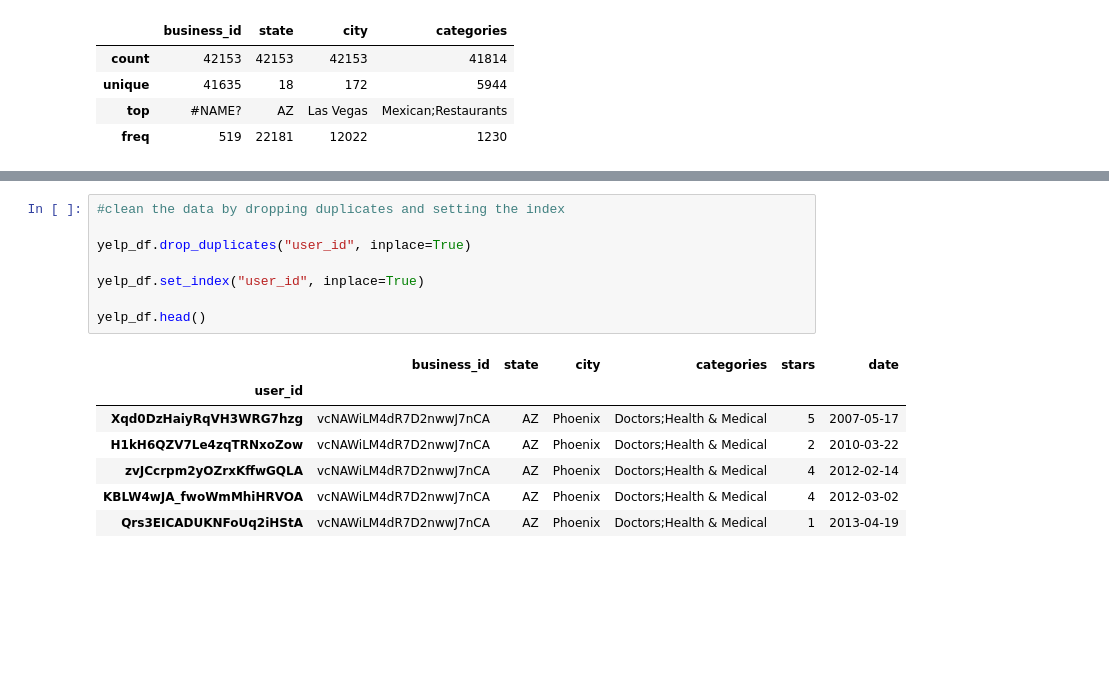
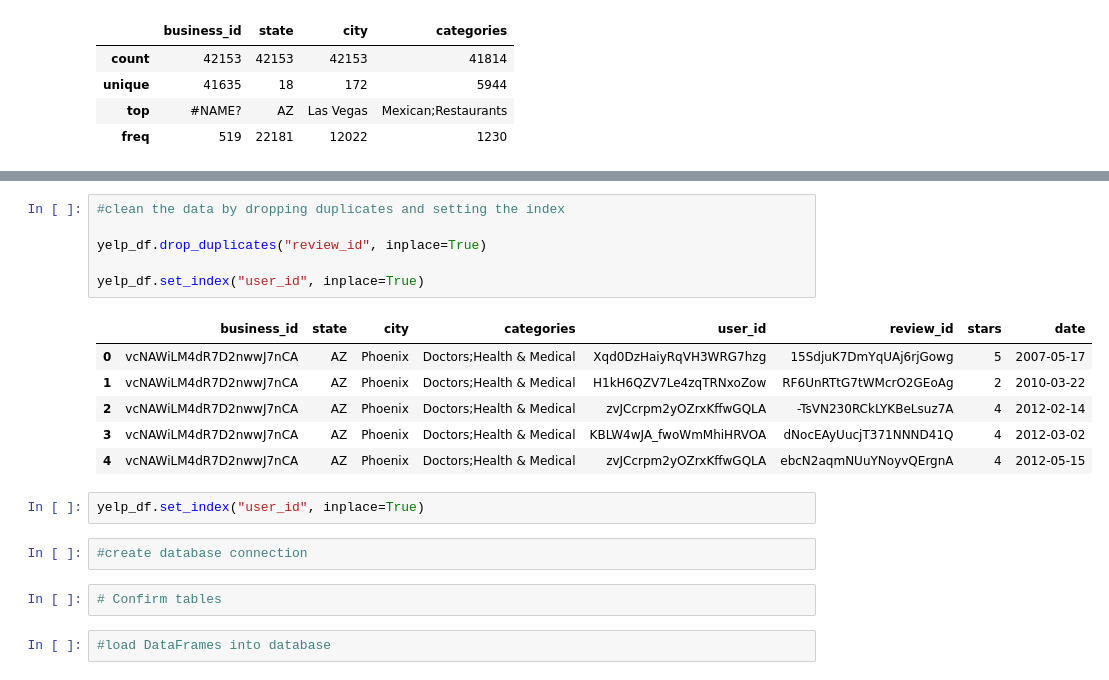
Before and after one commit to ismahanadan/Global-Yelp-Review-Analysis, a Jupyter notebook: Untitled.ipynb, the cells around one changed output, grey strips where cells are left out. Cells and saved outputs as stored; diff of their text form; blank space fills up the shorter version.

Commit message:
setting indexfor yelp df

```diff
--- a/Untitled.ipynb
+++ b/Untitled.ipynb
@@ -86,16 +86,21 @@ yelp_df
-# %%
-#clean the data by dropping duplicates and setting the index
-
-yelp_df.drop_duplicates("user_id", inplace=True)
-
-yelp_df.set_index("user_id", inplace=True)
-
-yelp_df.head()
-# %% [output]
-|  | business_id | state | city | categories | stars | date |
-| user_id |  |  |  |  |  |  |
-| Xqd0DzHaiyRqVH3WRG7hzg | vcNAWiLM4dR7D2nwwJ7nCA | AZ | Phoenix | Doctors;Health & Medical | 5 | 2007-05-17 |
-| H1kH6QZV7Le4zqTRNxoZow | vcNAWiLM4dR7D2nwwJ7nCA | AZ | Phoenix | Doctors;Health & Medical | 2 | 2010-03-22 |
-| zvJCcrpm2yOZrxKffwGQLA | vcNAWiLM4dR7D2nwwJ7nCA | AZ | Phoenix | Doctors;Health & Medical | 4 | 2012-02-14 |
-| KBLW4wJA_fwoWmMhiHRVOA | vcNAWiLM4dR7D2nwwJ7nCA | AZ | Phoenix | Doctors;Health & Medical | 4 | 2012-03-02 |
-| Qrs3EICADUKNFoUq2iHStA | vcNAWiLM4dR7D2nwwJ7nCA | AZ | Phoenix | Doctors;Health & Medical | 1 | 2013-04-19 |
+# %%
+#clean the data by dropping duplicates and setting the index
+
+yelp_df.drop_duplicates("review_id", inplace=True)
+
+yelp_df.set_index("user_id", inplace=True)
+# %% [output]
+|  | business_id | state | city | categories | user_id | review_id | stars | date |
+| 0 | vcNAWiLM4dR7D2nwwJ7nCA | AZ | Phoenix | Doctors;Health & Medical | Xqd0DzHaiyRqVH3WRG7hzg | 15SdjuK7DmYqUAj6rjGowg | 5 | 2007-05-17 |
+| 1 | vcNAWiLM4dR7D2nwwJ7nCA | AZ | Phoenix | Doctors;Health & Medical | H1kH6QZV7Le4zqTRNxoZow | RF6UnRTtG7tWMcrO2GEoAg | 2 | 2010-03-22 |
+| 2 | vcNAWiLM4dR7D2nwwJ7nCA | AZ | Phoenix | Doctors;Health & Medical | zvJCcrpm2yOZrxKffwGQLA | -TsVN230RCkLYKBeLsuz7A | 4 | 2012-02-14 |
+| 3 | vcNAWiLM4dR7D2nwwJ7nCA | AZ | Phoenix | Doctors;Health & Medical | KBLW4wJA_fwoWmMhiHRVOA | dNocEAyUucjT371NNND41Q | 4 | 2012-03-02 |
+| 4 | vcNAWiLM4dR7D2nwwJ7nCA | AZ | Phoenix | Doctors;Health & Medical | zvJCcrpm2yOZrxKffwGQLA | ebcN2aqmNUuYNoyvQErgnA | 4 | 2012-05-15 |
+# %%
+yelp_df.set_index("user_id", inplace=True)
+# %%
+#create database connection
+# %%
+# Confirm tables
+# %%
+#load DataFrames into database
```
Also changed, not shown: parts of 2 cells of this notebook.
